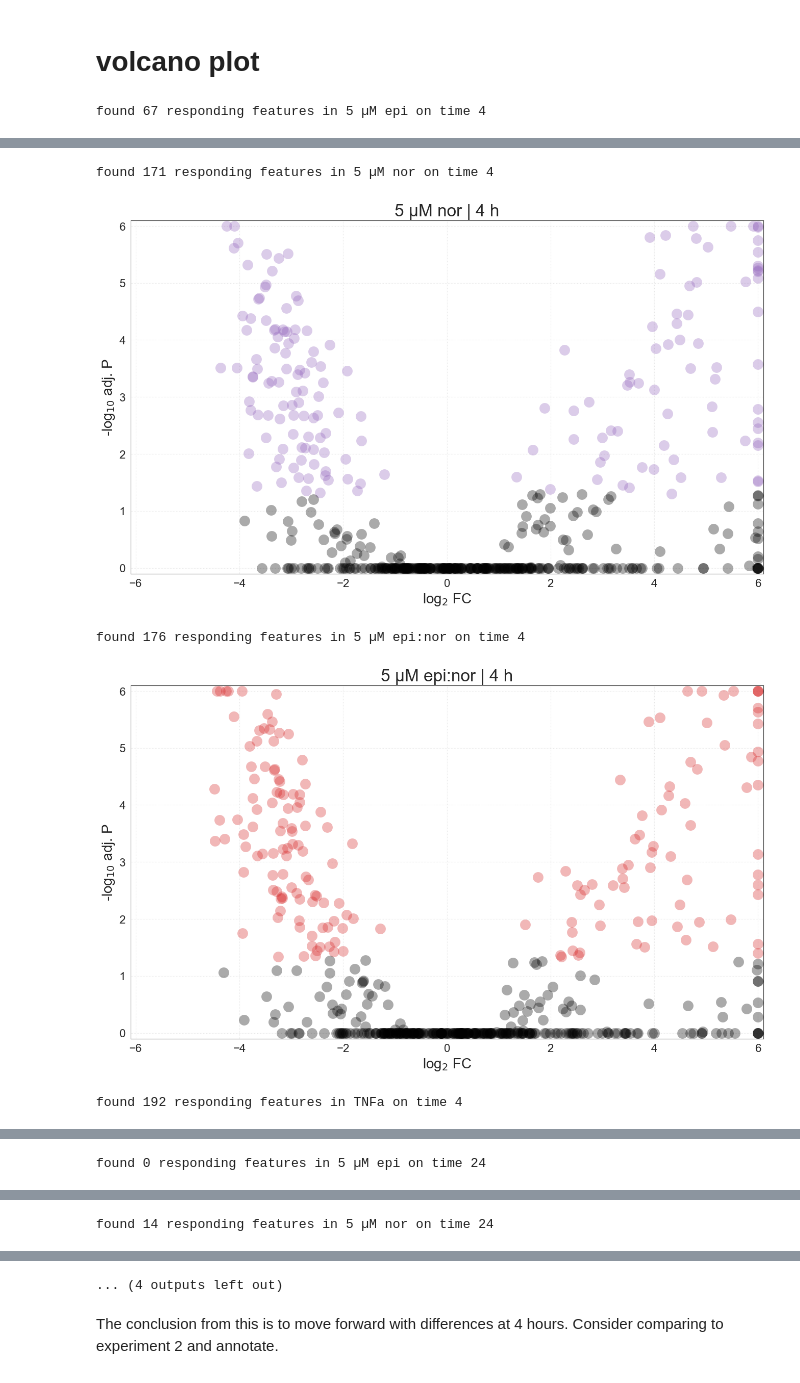
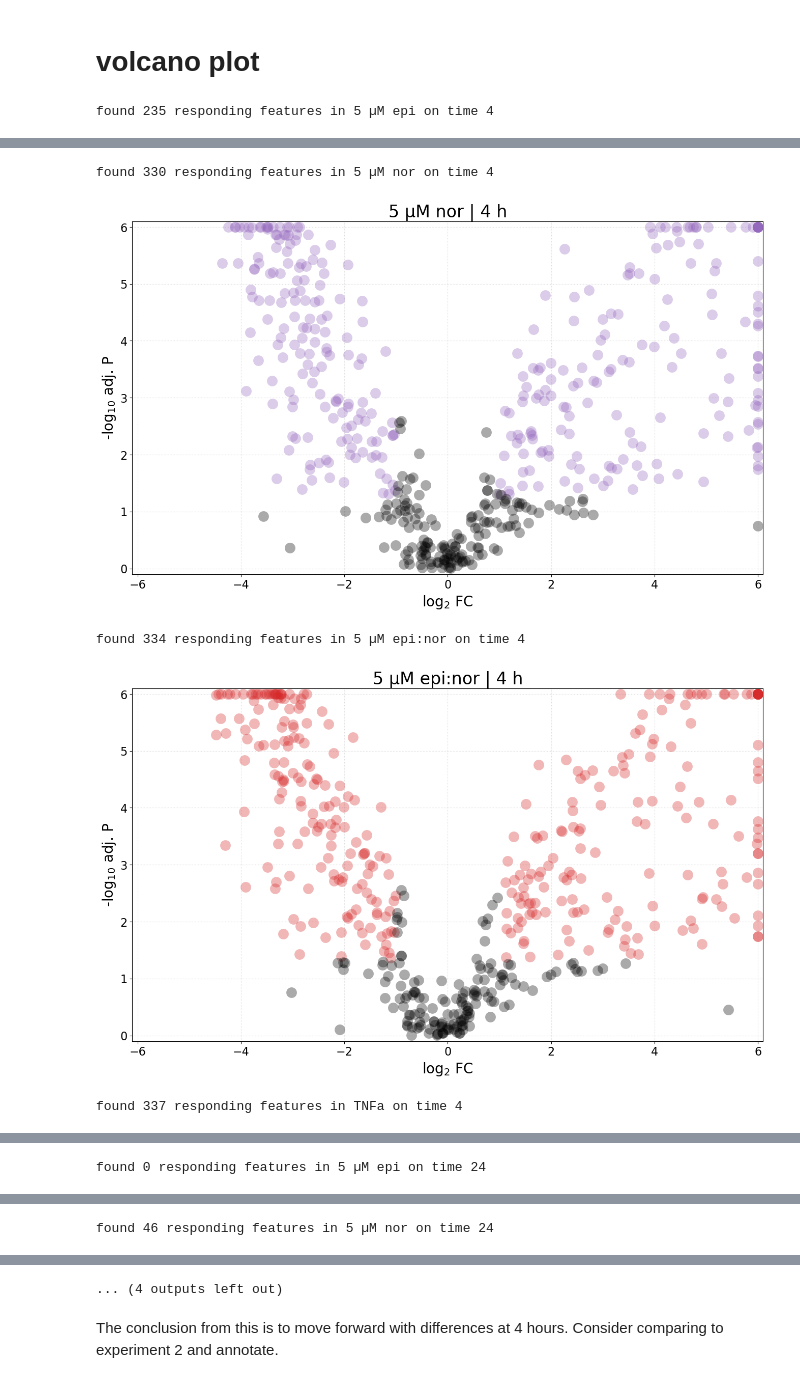
Before and after one commit to adelomana/vigur, a Jupyter notebook: lipidomics/EC072/progenesis/experiment_one_normalized.ipynb, the cells around one changed output, grey strips where cells are left out. Cells and saved outputs as stored; diff of their text form; code cells hidden in the pictures.

```diff
--- a/lipidomics/EC072/progenesis/experiment_one_normalized.ipynb
+++ b/lipidomics/EC072/progenesis/experiment_one_normalized.ipynb
@@ -22,9 +22,9 @@ matplotlib.rcParams.update({'font.size':20,
 # %% [markdown]
 # user-defined variables
 # %%
-experiment_one_input_file = '/Users/adrian/projects/vigur/data/lipidomics/072/progenesis/HPMVEC_POSB1_1andB1_2.csv'
-metadata_file = '/Users/adrian/projects/vigur/metadata/lipidomics/072/EC-072 SAMPLE LIST_BATCHES_FORLCMS_INTRA_Lipidomics_FINAL_23032022.xlsx'
-annotation_file = '/Users/adrian/projects/vigur/data/lipidomics/072/progenesis/EC72_Lipidomics_MSe_MSDIAL_identifications.csv'
+experiment_one_input_file = '/Users/adrian/research/vigur/data/lipidomics/072/progenesis/HPMVEC_POSB1_1andB1_2.csv'
+metadata_file = '/Users/adrian/research/vigur/metadata/lipidomics/072/EC-072 SAMPLE LIST_BATCHES_FORLCMS_INTRA_Lipidomics_FINAL_23032022.xlsx'
+annotation_file = '/Users/adrian/research/vigur/data/lipidomics/072/progenesis/EC72_Lipidomics_MSe_MSDIAL_identifications.csv'
 # %% [markdown]
 # read information
 # %% [markdown]
@@ -105,11 +105,11 @@ log_df.head()
 # %% [markdown]
 # visualization before QN
 # %%
-seaborn.set_style("white")
-g = seaborn.violinplot(data=log_df, cut=0, bw=.15, scale="count", color='white')
-g.set(ylabel='log$_{10}$ Intensity', xlabel='Samples', title='Before QN')
-g.set_xticklabels(g.get_xticklabels(), rotation=-90, fontsize=6)
+#seaborn.set_style("white")
+#g = seaborn.violinplot(data=log_df, cut=0, bw=.15, scale="count", color='white')
+#g.set(ylabel='log$_{10}$ Intensity', xlabel='Samples', title='Before QN')
+#g.set_xticklabels(g.get_xticklabels(), rotation=-90, fontsize=6)
 
-matplotlib.pyplot.grid(ls=':')
-matplotlib.pyplot.tight_layout()
-matplotlib.pyplot.show()
+#matplotlib.pyplot.grid(ls=':')
+#matplotlib.pyplot.tight_layout()
+#matplotlib.pyplot.show()
@@ -221,11 +219,11 @@ df_mean.index = numpy.arange(1, len(df_mean) + 1)
 # step 3/3: re-ordering samples
 df_qn = log_df.rank(method="min").stack().astype(int).map(df_mean).unstack()
 # %%
-seaborn.set_style("white")
-g = seaborn.violinplot(data=df_qn, cut=0, bw=.15, scale="count", color='white')
-g.set(ylabel='log$_{10}$ Intensity', xlabel='Samples', title='After QN')
-g.set_xticklabels(g.get_xticklabels(), rotation=-90, fontsize=6)
+# seaborn.set_style("white")
+# g = seaborn.violinplot(data=df_qn, cut=0, bw=.15, scale="count", color='white')
+# g.set(ylabel='log$_{10}$ Intensity', xlabel='Samples', title='After QN')
+# g.set_xticklabels(g.get_xticklabels(), rotation=-90, fontsize=6)
 
-matplotlib.pyplot.grid(ls=':')
-matplotlib.pyplot.tight_layout()
-matplotlib.pyplot.show()
+# matplotlib.pyplot.grid(ls=':')
+# matplotlib.pyplot.tight_layout()
+# matplotlib.pyplot.show()
@@ -362,7 +358,7 @@ for time_point in time_points:
         #
         # multiple testing correction
         #
-        correction_model = statsmodels.stats.multitest.multipletests(pvalues, method='bonferroni', alpha=0.05)
+        correction_model = statsmodels.stats.multitest.multipletests(pvalues, method='fdr_bh', alpha=0.05)
 
         #
         # discriminate responding vs non-responding lipids
@@ -429,6 +425,9 @@ for time_point in time_points:
         matplotlib.pyplot.title('{} | {} h'.format(treatment, time_point))
         matplotlib.pyplot.xlim([-6.1, 6.1])
         matplotlib.pyplot.ylim([-0.1, 6.1])
+
         matplotlib.pyplot.show()
+        #matplotlib.pyplot.savefig('volcano.{}.{}.svg'.format(treatment, time_point))
+        #matplotlib.pyplot.close()
 # %% [output]
-found 67 responding features in 5 µM epi on time 4
+found 235 responding features in 5 µM epi on time 4
@@ -436,5 +435,5 @@ found 67 responding features in 5 µM epi on time 4
-found 171 responding features in 5 µM nor on time 4
+found 330 responding features in 5 µM nor on time 4
-[figure, old version]
+[figure, new version]
-found 176 responding features in 5 µM epi:nor on time 4
+found 334 responding features in 5 µM epi:nor on time 4
-[figure, old version]
+[figure, new version]
-found 192 responding features in TNFa on time 4
+found 337 responding features in TNFa on time 4
@@ -444 +443 @@ found 0 responding features in 5 µM epi on time 24
-found 14 responding features in 5 µM nor on time 24
+found 46 responding features in 5 µM nor on time 24
```
Also changed, not shown: parts of 10 cells of this notebook, 3 other files.
